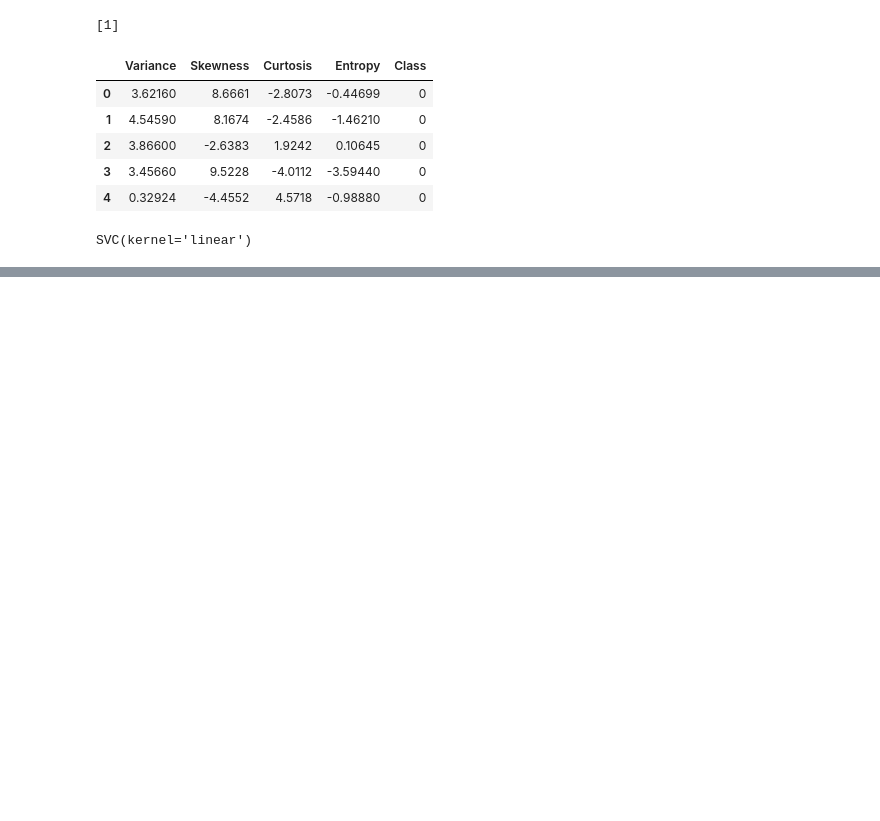
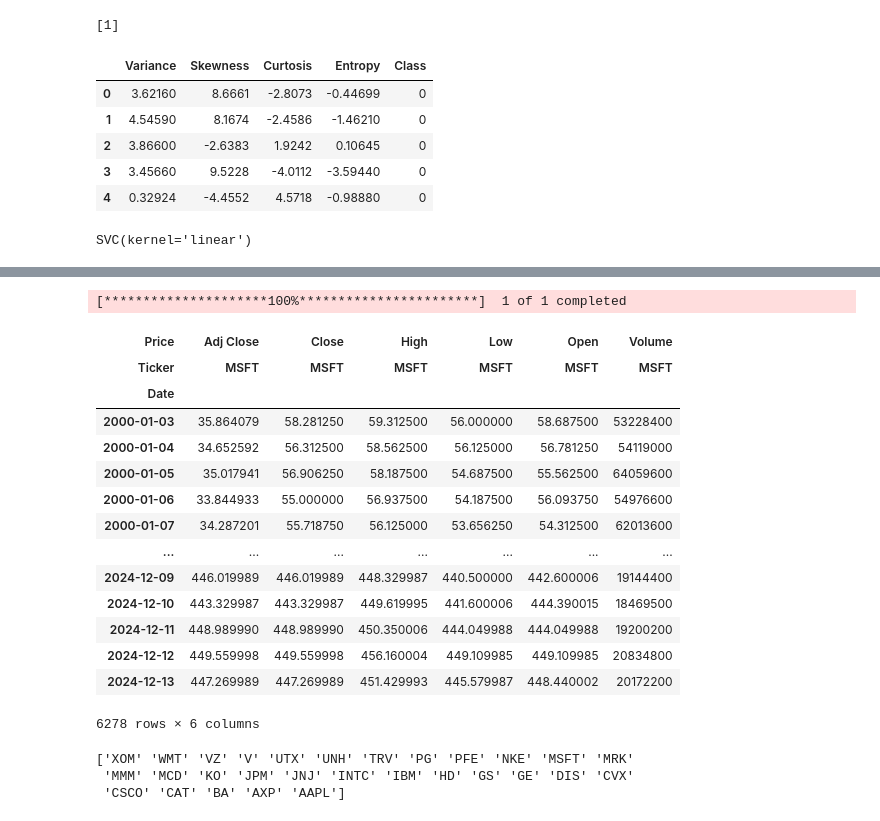
Before and after one commit to Krishwall/Python_ML, a Jupyter notebook: regression.ipynb, the cells around one changed output, grey strips where cells are left out. Cells and saved outputs as stored; diff of their text form; code cells hidden in the pictures; blank space fills up the shorter version.

```diff
--- a/regression.ipynb
+++ b/regression.ipynb
@@ -129,0 +253,56 @@ weighted avg       0.99      0.99      0.99       275
+# %%
+end=dt.datetime.now()
+start =dt.datetime(2000,1,1)
+# %%
+import yfinance as yf
+import datetime as dt
+import pandas as pd
+
+# Set the start and end dates
+end = dt.datetime.now()
+start = dt.datetime(2000, 1, 1)
+
+# Define the stock list
+stock_list = [ "MSFT"]
+
+# Fetch the stock data using yfinance
+data = yf.download(stock_list, start=start, end=end)
+
+# Display the fetched data
+# %% [output]
+[*********************100%***********************]  1 of 1 completed
+# %%
+df=pd.DataFrame(data)
+df
+# %% [output]
+| Price | Adj Close | Close | High | Low | Open | Volume |
+| Ticker | MSFT | MSFT | MSFT | MSFT | MSFT | MSFT |
+| Date |  |  |  |  |  |  |
+| 2000-01-03 | 35.864079 | 58.281250 | 59.312500 | 56.000000 | 58.687500 | 53228400 |
+| 2000-01-04 | 34.652592 | 56.312500 | 58.562500 | 56.125000 | 56.781250 | 54119000 |
+| 2000-01-05 | 35.017941 | 56.906250 | 58.187500 | 54.687500 | 55.562500 | 64059600 |
+| 2000-01-06 | 33.844933 | 55.000000 | 56.937500 | 54.187500 | 56.093750 | 54976600 |
+| 2000-01-07 | 34.287201 | 55.718750 | 56.125000 | 53.656250 | 54.312500 | 62013600 |
+| ... | ... | ... | ... | ... | ... | ... |
+| 2024-12-09 | 446.019989 | 446.019989 | 448.329987 | 440.500000 | 442.600006 | 19144400 |
+| 2024-12-10 | 443.329987 | 443.329987 | 449.619995 | 441.600006 | 444.390015 | 18469500 |
+| 2024-12-11 | 448.989990 | 448.989990 | 450.350006 | 444.049988 | 444.049988 | 19200200 |
+| 2024-12-12 | 449.559998 | 449.559998 | 456.160004 | 449.109985 | 449.109985 | 20834800 |
+| 2024-12-13 | 447.269989 | 447.269989 | 451.429993 | 445.579987 | 448.440002 | 20172200 |
+6278 rows × 6 columns
+# %%
+import nasdaqdatalink
+
+# Set your API key
+nasdaqdatalink.ApiConfig.api_key = "BzFm228-xan13nuLY_sd"
+
+# Fetch data for a specific stock (example: Google's stock data from a premium database)
+data = nasdaqdatalink.get_table("QUOTEMEDIA/PRICES", paginate=True)  # EOD is a sample premium dataset that includes adjustments
+
+# Display the first rows
+data=pd.DataFrame(data)
+print(data['ticker'].unique())
+# %% [output]
+['XOM' 'WMT' 'VZ' 'V' 'UTX' 'UNH' 'TRV' 'PG' 'PFE' 'NKE' 'MSFT' 'MRK'
+ 'MMM' 'MCD' 'KO' 'JPM' 'JNJ' 'INTC' 'IBM' 'HD' 'GS' 'GE' 'DIS' 'CVX'
+ 'CSCO' 'CAT' 'BA' 'AXP' 'AAPL']
```
Also changed, not shown: parts of 18 cells of this notebook, 2 other files.
